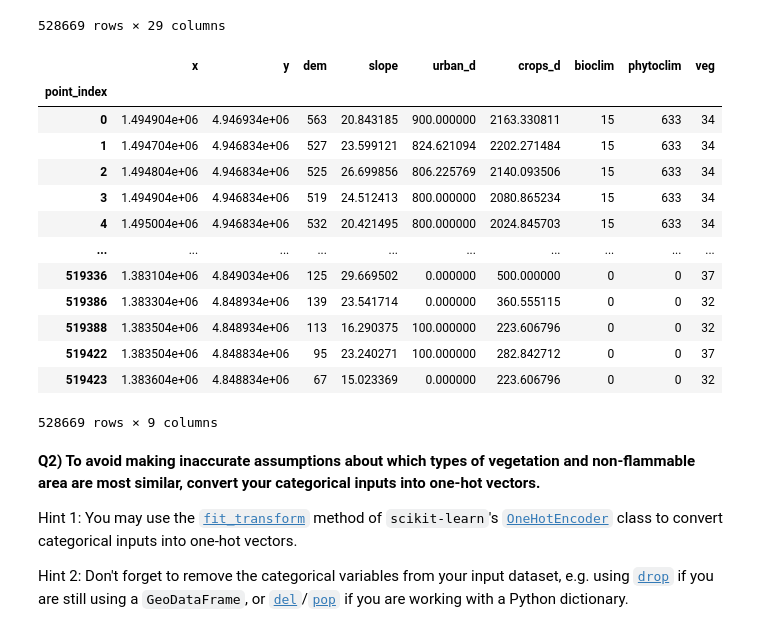
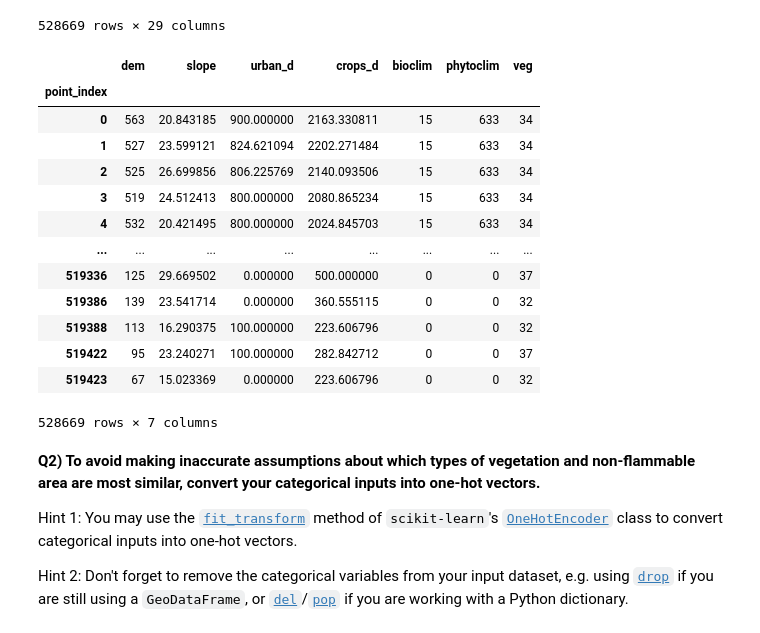
Before and after one commit to CReis93/2022_ML_Earth_Env_Sci, a Jupyter notebook: Copie_de_S3_4_Wildfire_Risk_Italy.ipynb, the cells around one changed output. Cells and saved outputs as stored; diff of their text form; code cells hidden in the pictures.

```diff
--- a/Copie_de_S3_4_Wildfire_Risk_Italy.ipynb
+++ b/Copie_de_S3_4_Wildfire_Risk_Italy.ipynb
@@ -145,23 +143,23 @@ y = variables.y
 # %%
 # Form the `inputs` dataset
 import pandas as pd
-dataset = pd.concat([x,y,dem,slp,urb,crop,bio,phyt,veg], axis = 1)
+dataset = pd.concat([dem,slp,urb,crop,bio,phyt,veg], axis = 1)
 dataset
 # %% [output]
-|  | x | y | dem | slope | urban_d | crops_d | bioclim | phytoclim | veg |
-| point_index |  |  |  |  |  |  |  |  |  |
-| 0 | 1.494904e+06 | 4.946934e+06 | 563 | 20.843185 | 900.000000 | 2163.330811 | 15 | 633 | 34 |
-| 1 | 1.494704e+06 | 4.946834e+06 | 527 | 23.599121 | 824.621094 | 2202.271484 | 15 | 633 | 34 |
-| 2 | 1.494804e+06 | 4.946834e+06 | 525 | 26.699856 | 806.225769 | 2140.093506 | 15 | 633 | 34 |
-| 3 | 1.494904e+06 | 4.946834e+06 | 519 | 24.512413 | 800.000000 | 2080.865234 | 15 | 633 | 34 |
-| 4 | 1.495004e+06 | 4.946834e+06 | 532 | 20.421495 | 800.000000 | 2024.845703 | 15 | 633 | 34 |
-| ... | ... | ... | ... | ... | ... | ... | ... | ... | ... |
-| 519336 | 1.383104e+06 | 4.849034e+06 | 125 | 29.669502 | 0.000000 | 500.000000 | 0 | 0 | 37 |
-| 519386 | 1.383304e+06 | 4.848934e+06 | 139 | 23.541714 | 0.000000 | 360.555115 | 0 | 0 | 32 |
-| 519388 | 1.383504e+06 | 4.848934e+06 | 113 | 16.290375 | 100.000000 | 223.606796 | 0 | 0 | 32 |
-| 519422 | 1.383504e+06 | 4.848834e+06 | 95 | 23.240271 | 100.000000 | 282.842712 | 0 | 0 | 37 |
-| 519423 | 1.383604e+06 | 4.848834e+06 | 67 | 15.023369 | 0.000000 | 223.606796 | 0 | 0 | 32 |
+|  | dem | slope | urban_d | crops_d | bioclim | phytoclim | veg |
+| point_index |  |  |  |  |  |  |  |
+| 0 | 563 | 20.843185 | 900.000000 | 2163.330811 | 15 | 633 | 34 |
+| 1 | 527 | 23.599121 | 824.621094 | 2202.271484 | 15 | 633 | 34 |
+| 2 | 525 | 26.699856 | 806.225769 | 2140.093506 | 15 | 633 | 34 |
+| 3 | 519 | 24.512413 | 800.000000 | 2080.865234 | 15 | 633 | 34 |
+| 4 | 532 | 20.421495 | 800.000000 | 2024.845703 | 15 | 633 | 34 |
+| ... | ... | ... | ... | ... | ... | ... | ... |
+| 519336 | 125 | 29.669502 | 0.000000 | 500.000000 | 0 | 0 | 37 |
+| 519386 | 139 | 23.541714 | 0.000000 | 360.555115 | 0 | 0 | 32 |
+| 519388 | 113 | 16.290375 | 100.000000 | 223.606796 | 0 | 0 | 32 |
+| 519422 | 95 | 23.240271 | 100.000000 | 282.842712 | 0 | 0 | 37 |
+| 519423 | 67 | 15.023369 | 0.000000 | 223.606796 | 0 | 0 | 32 |
-528669 rows × 9 columns
+528669 rows × 7 columns
 # %% [markdown]
 **Q2) To avoid making inaccurate assumptions about which types of vegetation and non-flammable area are most similar, convert your categorical inputs into one-hot vectors.**
 
```
Also changed, not shown: parts of 12 cells of this notebook.
